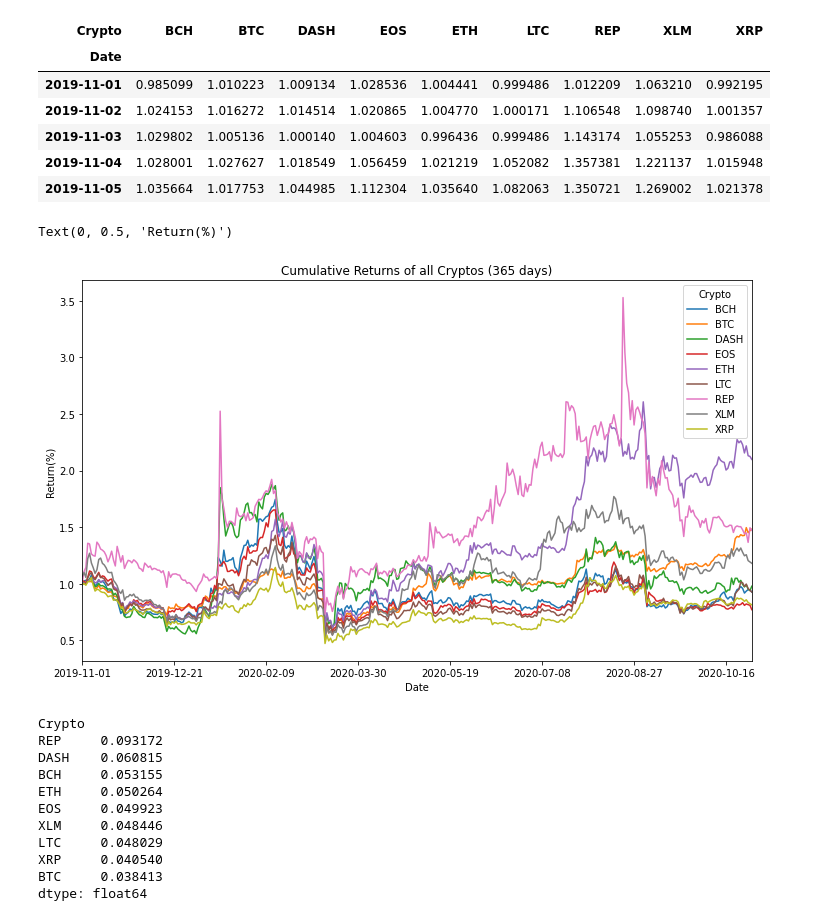
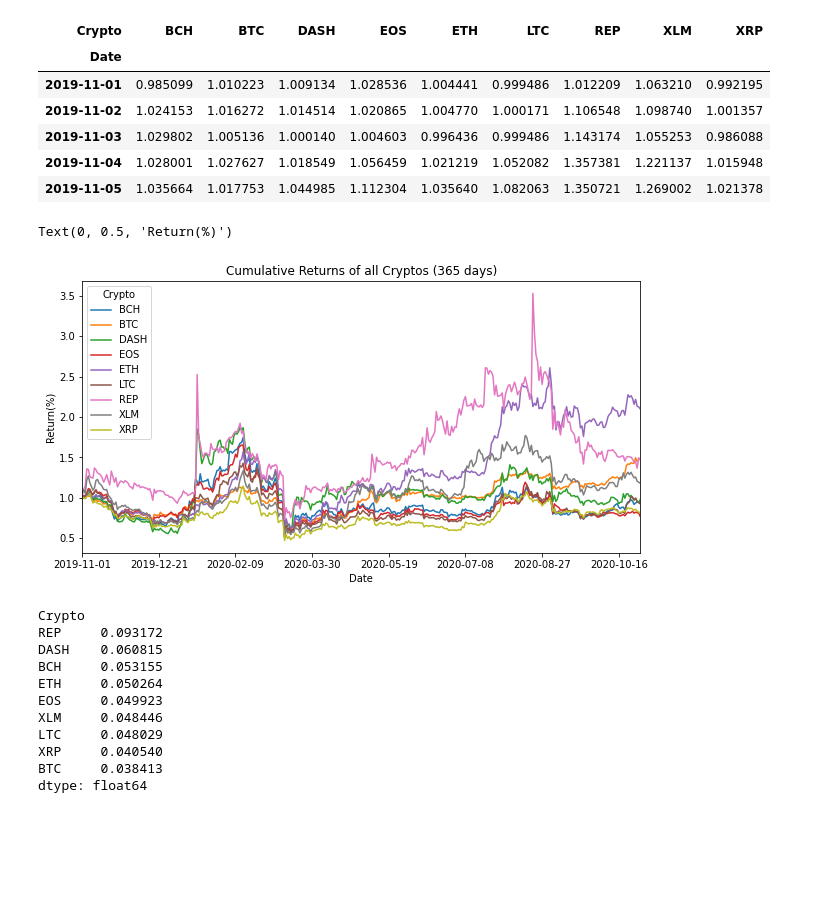
Before and after one commit to mdschulz1973/Planet_Express_IO, a Jupyter notebook: notebooks/crypto_data_prep.ipynb, the cells around one changed output. Drawn from its saved outputs; the diff is of its cells as text; code cells hidden in the pictures; blank space fills up the shorter version.

Commit message:
plots

```diff
--- a/notebooks/crypto_data_prep.ipynb
+++ b/notebooks/crypto_data_prep.ipynb
@@ -166,11 +181,11 @@ cumulative_crypto_returns.head()
 # %%
 # Calculate cumulative returns for all cryptos
 
-cumulative_crypto_returns.plot(figsize=(12,7), title = "Cumulative Returns of all Cryptos (365 days)")
+cumulative_crypto_returns.plot(figsize=(10,5), title = "Cumulative Returns of all Cryptos (365 days)")
 plt.ylabel("Return(%)")
 # %% [output]
 Text(0, 0.5, 'Return(%)')
-[figure, old version]
+[figure, new version]
 # %%
 # The plot shows that ETH has the highest cumulative return over the course of 365 days.
 # %%
```
Also changed, not shown: parts of 4 cells of this notebook.
